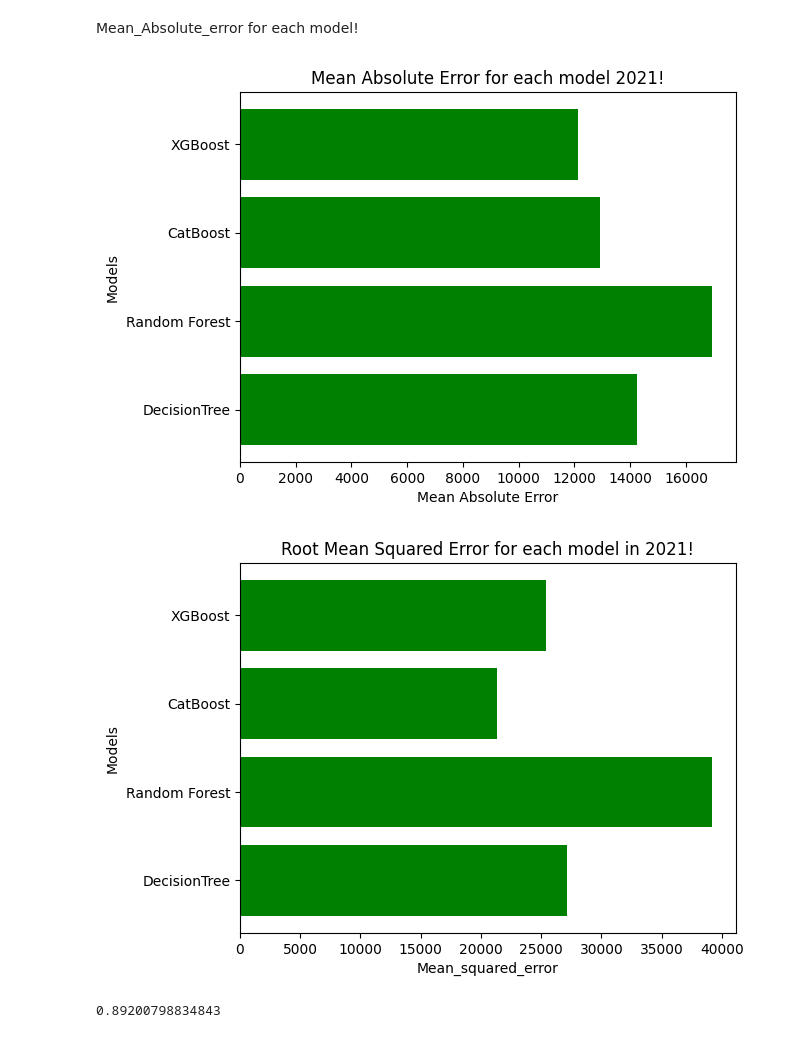
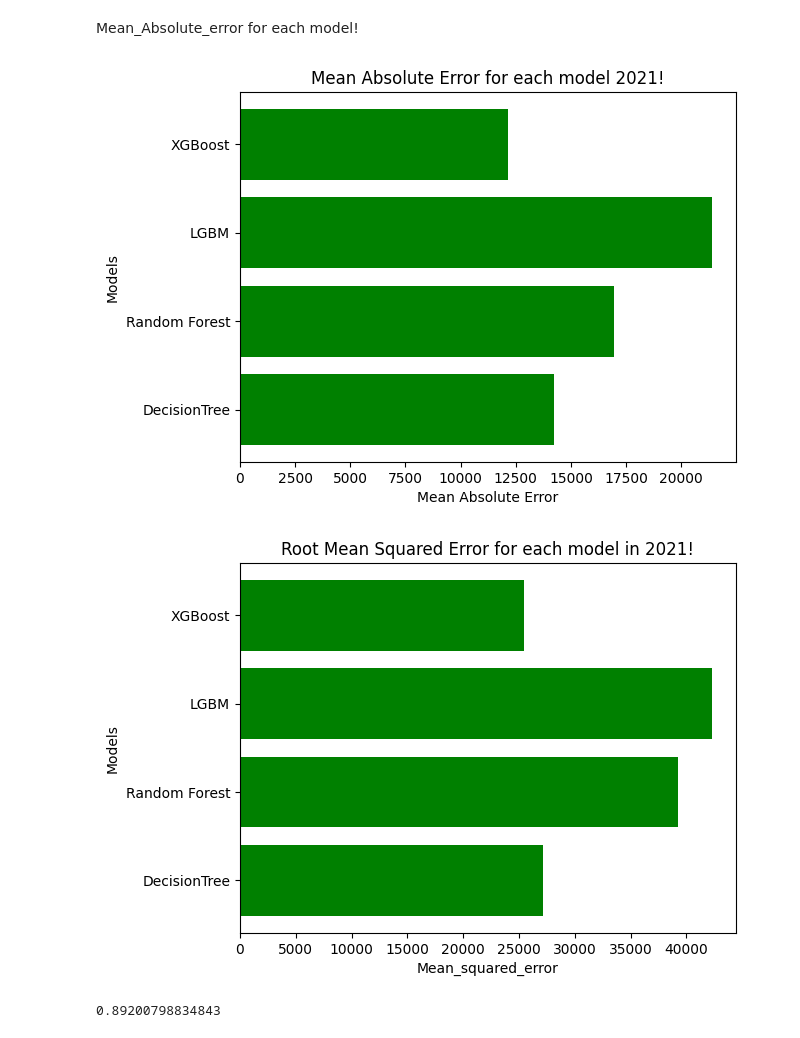
Before and after one commit to MGASALUCAS/TotoAfyaMbeya, a Jupyter notebook: Machine Learning Modeling - 2021.ipynb, the cells around one changed output. Saved outputs shown, nothing was run; the diff lists cells and outputs as text; code cells hidden in the pictures.

```diff
--- a/Machine Learning Modeling - 2021.ipynb
+++ b/Machine Learning Modeling - 2021.ipynb
@@ -335,12 +362,12 @@ y_pred = modelLGBM.predict(X_test)
 
 # Evaluate the model
 mseLGBM = mean_squared_error(y_test, y_pred)
-mae_value = mae(y_test, y_pred)
-r2 = r2_score(y_test, y_pred)
+maeLGBM = mae(y_test, y_pred)
+ScoreLGBM = r2_score(y_test, y_pred)
 
-print('Mean squared error:', mse)
-print('Mean absolute error:', mae_value)
-print('Model R^2 Score:', r2)
+print('Mean squared error:', mseLGBM)
+print('Mean absolute error:', maeLGBM)
+print('Model R^2 Score:', ScoreLGBM)
 
 rmseLGBM = np.sqrt(mseLGBM)
 print(f"Root Mean Squared Error: {rmseLGBM}")
@@ -404,31 +431,31 @@ Mean_Absolute_error for each model!
 # %%
 import matplotlib.pyplot as plt
 import numpy as np
 
 # define the model names and their corresponding scores
-model_names_for_mse = ['DecisionTree', 'Random Forest', 'lightgbm', 'XGBoost']
-mean_squared_error = [maeDecisionTree, maeRandomForest, maeCatboost, maeXGboost]
+model_names_for_mse = ['DecisionTree', 'Random Forest', 'LGBM', 'XGBoost']
+mean_squared_error = [maeDecisionTree, maeRandomForest, maeLGBM, maeXGboost]
 
 # create a horizontal bar plot to compare the model scores
 plt.barh(model_names_for_mse, mean_squared_error, color='green')
 
 # set the chart title and axis labels
 plt.title('Mean Absolute Error for each model 2021!')
 plt.ylabel('Models')
 plt.xlabel('Mean Absolute Error')
 
 
 # display the plot
 plt.show()
 # %% [output]
-[figure, old version]
+[figure, new version]
 # %%
 import matplotlib.pyplot as plt
 import numpy as np
 
 # define the model names and their corresponding scores
-model_names_for_mse = ['DecisionTree', 'Random Forest', 'CatBoost', 'XGBoost']
-mean_squared_error = [rmseDecision, rmseRandomForest, rmseCatBoost, rmseXGBoost]
+model_names_for_mse = ['DecisionTree', 'Random Forest', 'LGBM', 'XGBoost']
+mean_squared_error = [rmseDecision, rmseRandomForest, rmseLGBM, rmseXGBoost]
 
 # create a horizontal bar plot to compare the model scores
 plt.barh(model_names_for_mse, mean_squared_error, color='green')
@@ -442,7 +469,7 @@ plt.xlabel('Mean_squared_error')
 # display the plot
 plt.show()
 # %% [output]
-[figure, old version]
+[figure, new version]
 # %%
 print(ScoreDecision)
 # %% [output]
```
Also changed, not shown: parts of 8 cells of this notebook.
